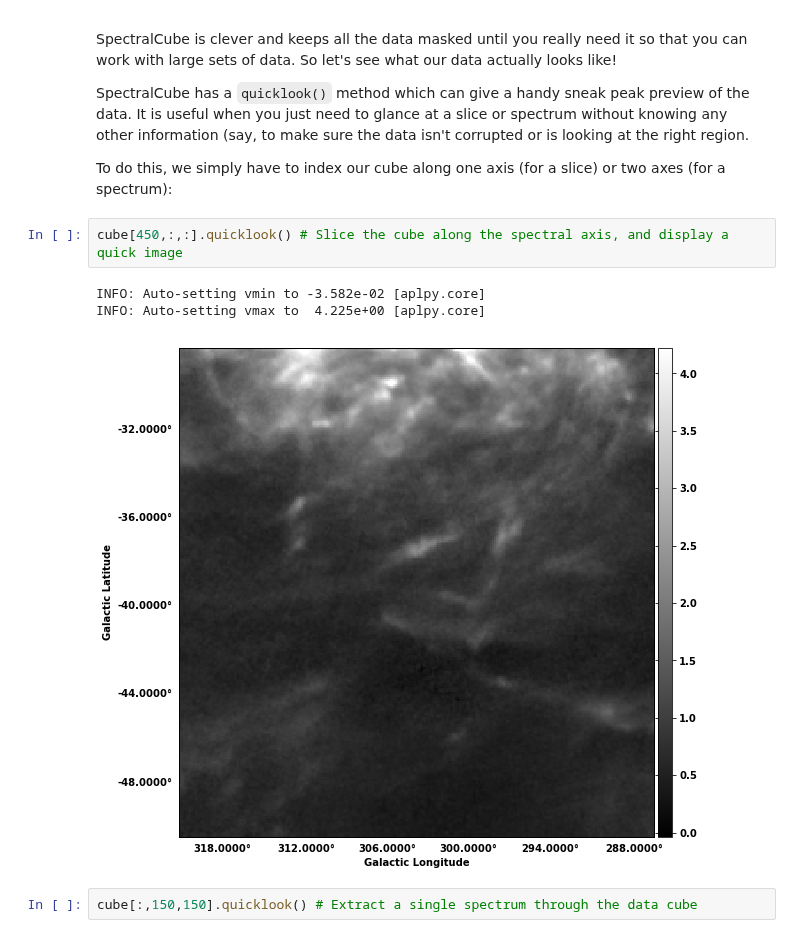
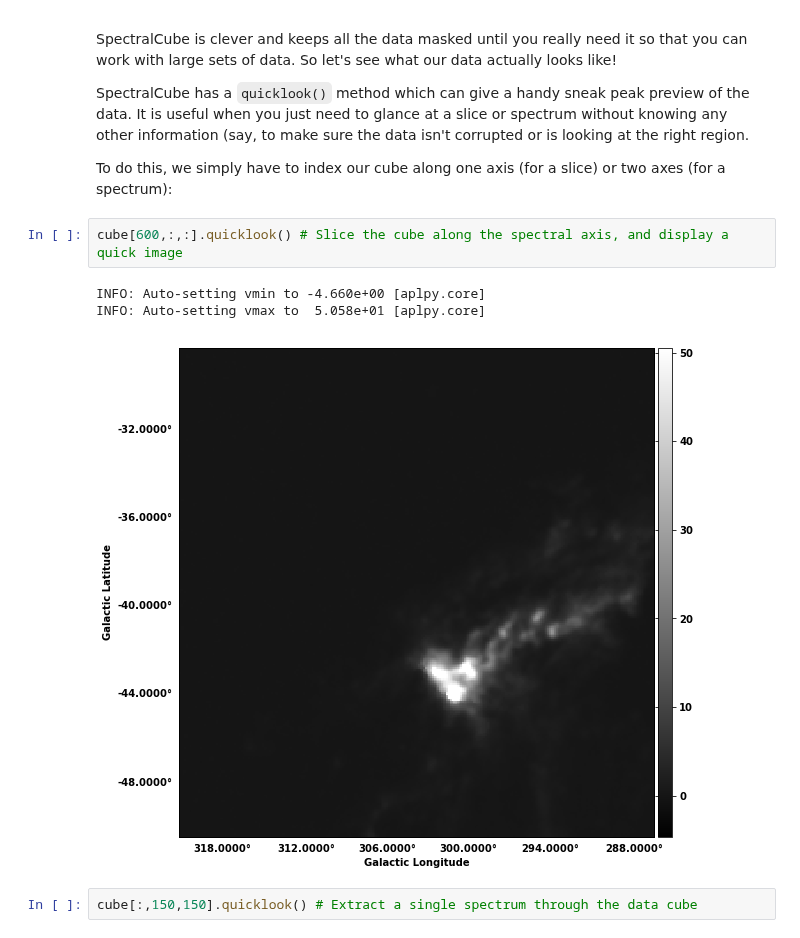
Before and after one commit to astropy/astropy-tutorials, a Jupyter notebook: tutorials/FITS-cubes/FITS-cubes.ipynb, the cells around one changed output. Drawn from its saved outputs; the diff is of its cells as text.

```diff
--- a/tutorials/FITS-cubes/FITS-cubes.ipynb
+++ b/tutorials/FITS-cubes/FITS-cubes.ipynb
@@ -65,11 +65,11 @@ SpectralCube has a `quicklook()` method which can give a handy sneak peak previe
 
 To do this, we simply have to index our cube along one axis (for a slice) or two axes (for a spectrum):
 # %%
-cube[450,:,:].quicklook() # Slice the cube along the spectral axis, and display a quick image
+cube[600,:,:].quicklook() # Slice the cube along the spectral axis, and display a quick image
 # %% [output]
-INFO: Auto-setting vmin to -3.582e-02 [aplpy.core]
-INFO: Auto-setting vmax to  4.225e+00 [aplpy.core]
+INFO: Auto-setting vmin to -4.660e+00 [aplpy.core]
+INFO: Auto-setting vmax to  5.058e+01 [aplpy.core]
-[figure, old version]
+[figure, new version]
 # %%
 cube[:,150,150].quicklook() # Extract a single spectrum through the data cube
 # %% [output]
```
Also changed, not shown: parts of 6 cells of this notebook.
